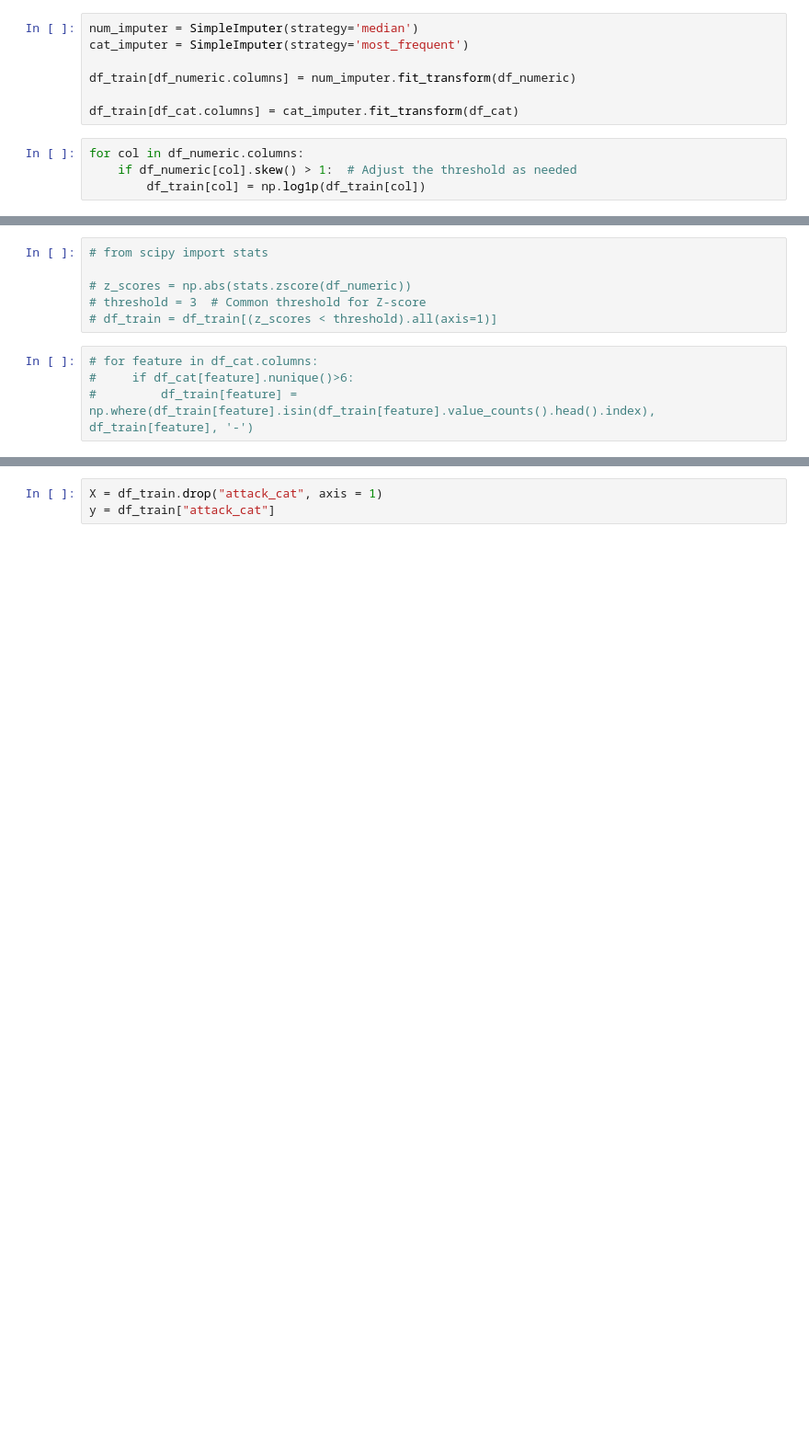
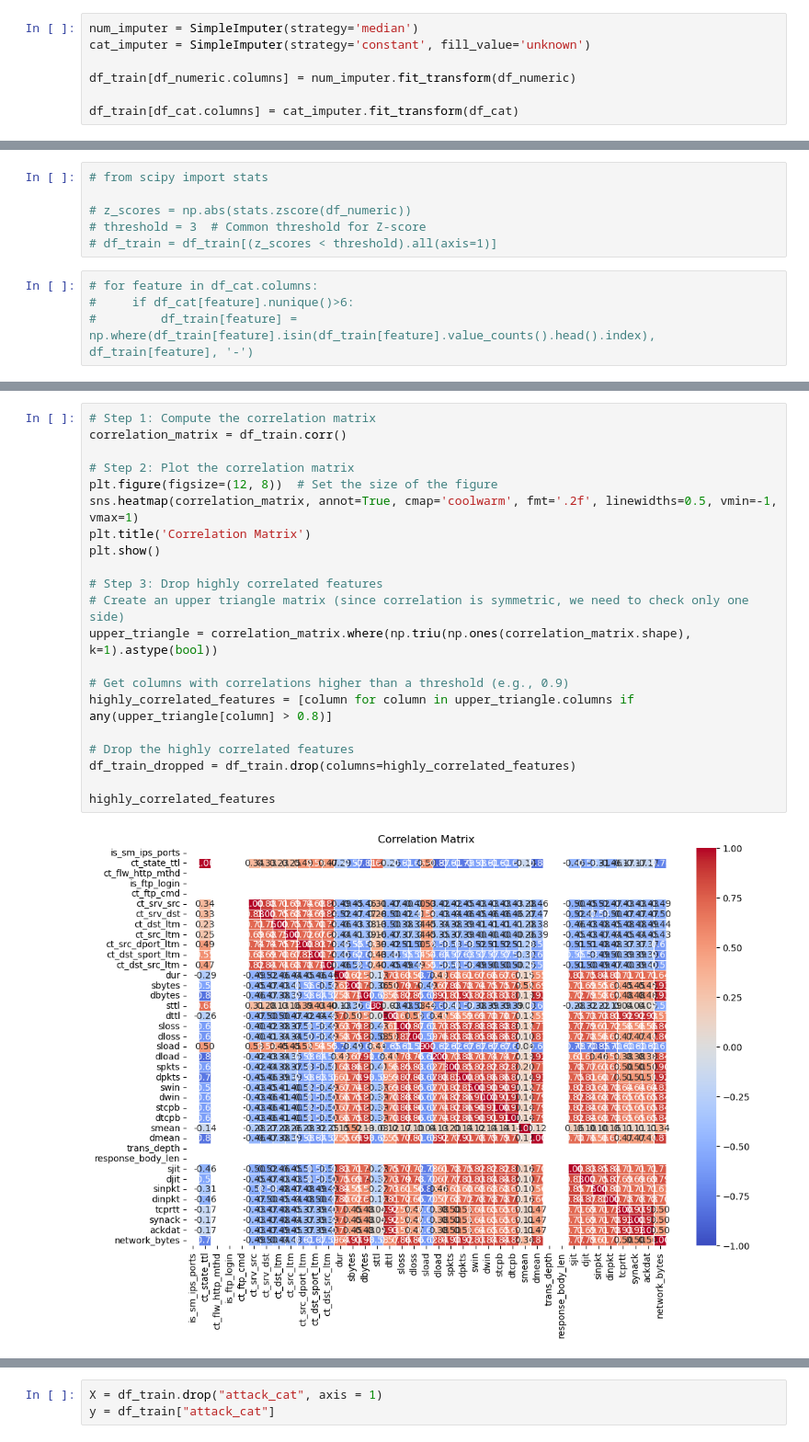
Before and after one commit to FrancescoMichael/Tubes2-AI, a Jupyter notebook: test.ipynb, the cells around one changed output, grey strips where cells are left out. Shown at 92% size. Drawn from its saved outputs; the diff is of its cells as text; blank space fills up the shorter version.

```diff
--- a/test.ipynb
+++ b/test.ipynb
@@ -139,12 +139,8 @@ df_numeric = df_train.select_dtypes(include=[np.number])
 df_cat = df_train.select_dtypes(exclude=[np.number])
 # %%
 num_imputer = SimpleImputer(strategy='median')
-cat_imputer = SimpleImputer(strategy='most_frequent')
+cat_imputer = SimpleImputer(strategy='constant', fill_value='unknown')
 
 df_train[df_numeric.columns] = num_imputer.fit_transform(df_numeric)
 
 df_train[df_cat.columns] = cat_imputer.fit_transform(df_cat)
-# %%
-for col in df_numeric.columns:
-    if df_numeric[col].skew() > 1:  # Adjust the threshold as needed
-        df_train[col] = np.log1p(df_train[col])
@@ -180,0 +280,23 @@ for column in df_numeric.columns:
+# %%
+# Step 1: Compute the correlation matrix
+correlation_matrix = df_train.corr()
+
+# Step 2: Plot the correlation matrix
+plt.figure(figsize=(12, 8))  # Set the size of the figure
+sns.heatmap(correlation_matrix, annot=True, cmap='coolwarm', fmt='.2f', linewidths=0.5, vmin=-1, vmax=1)
+plt.title('Correlation Matrix')
+plt.show()
+
+# Step 3: Drop highly correlated features
+# Create an upper triangle matrix (since correlation is symmetric, we need to check only one side)
+upper_triangle = correlation_matrix.where(np.triu(np.ones(correlation_matrix.shape), k=1).astype(bool))
+
+# Get columns with correlations higher than a threshold (e.g., 0.9)
+highly_correlated_features = [column for column in upper_triangle.columns if any(upper_triangle[column] > 0.8)]
+
+# Drop the highly correlated features
+df_train_dropped = df_train.drop(columns=highly_correlated_features)
+
+highly_correlated_features
+# %% [output]
+[figure, added]
```
Also changed, not shown: parts of 20 cells of this notebook.
